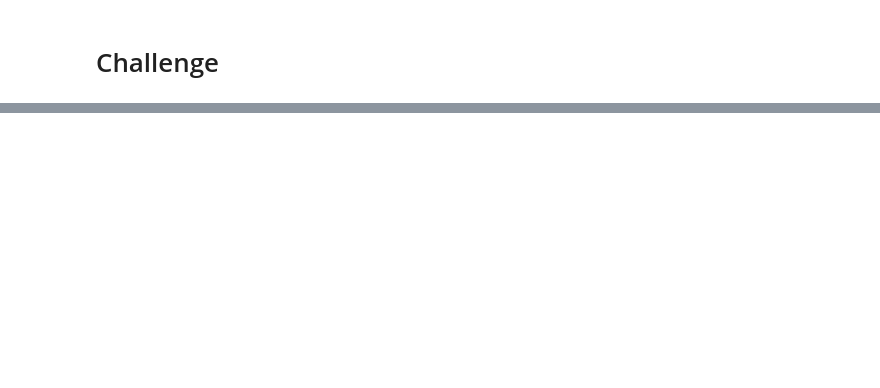
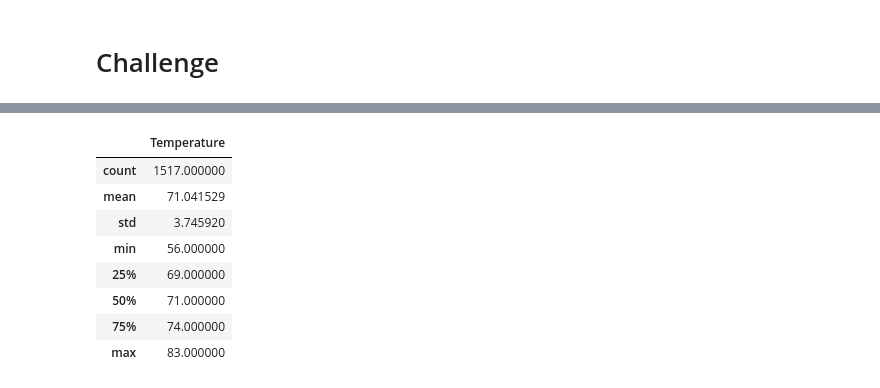
Before and after one commit to soijebor/Surfs_Up, a Jupyter notebook: climate_analysis.ipynb, the cells around one changed output, grey strips where cells are left out. Drawn from its saved outputs; the diff is of its cells as text; code cells hidden in the pictures; blank space fills up the shorter version.

```diff
--- a/climate_analysis.ipynb
+++ b/climate_analysis.ipynb
@@ -175,0 +224,13 @@ plt.tight_layout()
+# %%
+# Use Pandas to calculate the summary statistics for December temperatures
+December_results_df.describe()
+# %% [output]
+|  | Temperature |
+| count | 1517.000000 |
+| mean | 71.041529 |
+| std | 3.745920 |
+| min | 56.000000 |
+| 25% | 69.000000 |
+| 50% | 71.000000 |
+| 75% | 74.000000 |
+| max | 83.000000 |
```
Also changed, not shown: parts of 8 cells of this notebook.
